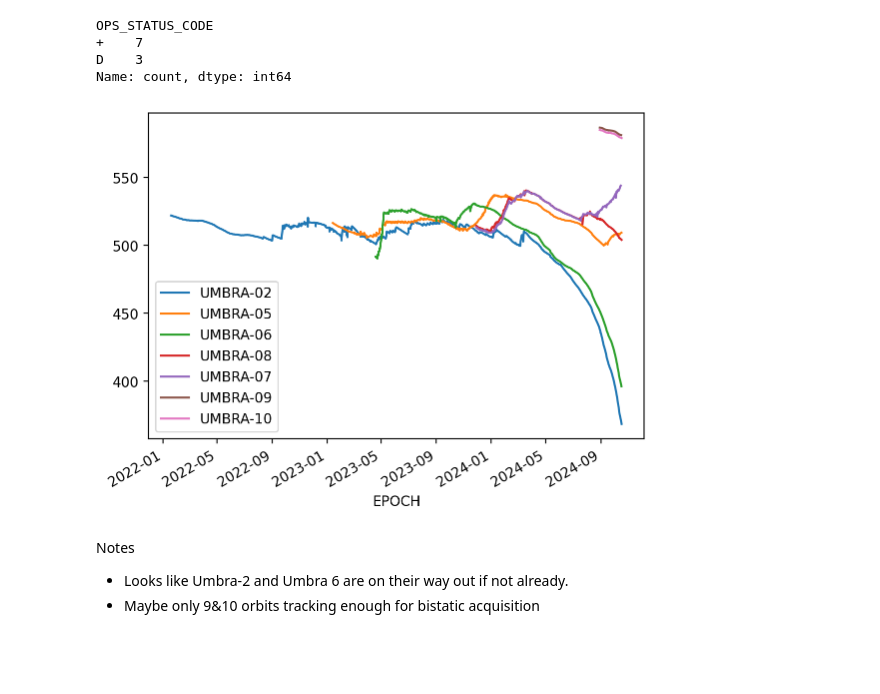
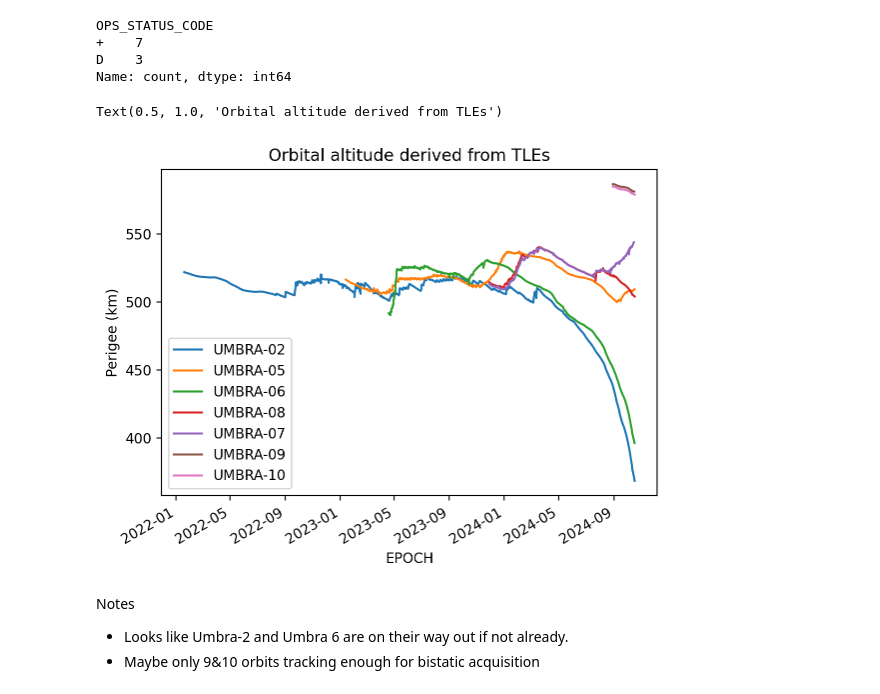
Before and after one commit to huskysar/umbra, a Jupyter notebook: notebooks/spacetrack.ipynb, the cells around one changed output. Cells and saved outputs as stored; diff of their text form; code cells hidden in the pictures; blank space fills up the shorter version.

```diff
--- a/notebooks/spacetrack.ipynb
+++ b/notebooks/spacetrack.ipynb
@@ -82,12 +86,16 @@ Name: count, dtype: int64
 # %%
 # Restrict to operational satellites
 df = df.query('OPS_STATUS_CODE == "+"')
 dataframes = [get_orbital_history(x) for x in df.NORAD_CAT_ID]
 fig,ax = plt.subplots()
 for satname,dfo in zip(df.SATNAME, dataframes):
     dfo.plot(x='EPOCH', y='PERIGEE', ax=ax, label=satname);
+
+plt.ylabel('Perigee (km)')
+plt.title('Orbital altitude derived from TLEs')
 # %% [output]
+Text(0.5, 1.0, 'Orbital altitude derived from TLEs')
-[figure, old version]
+[figure, new version]
 # %% [markdown]
 Notes
 
```
Also changed, not shown: parts of 1 cell of this notebook, 1 other file.
